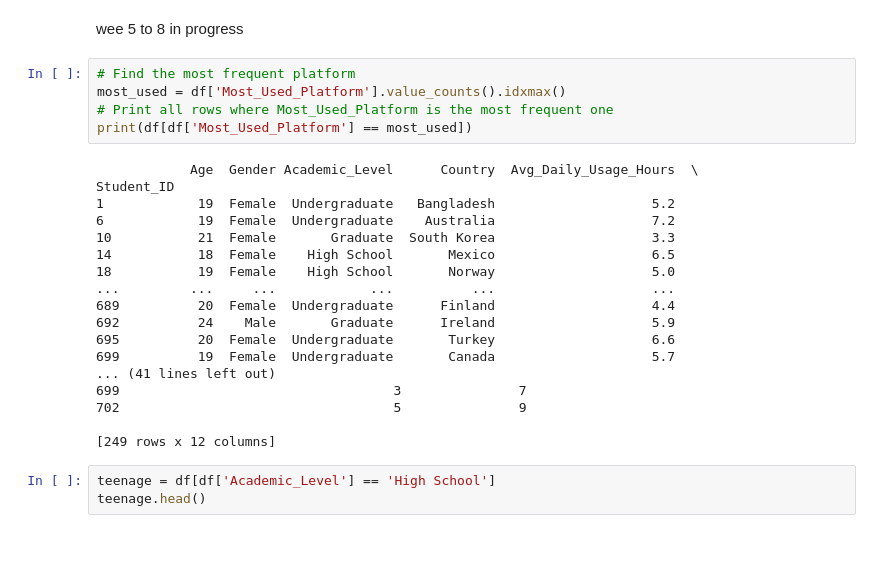
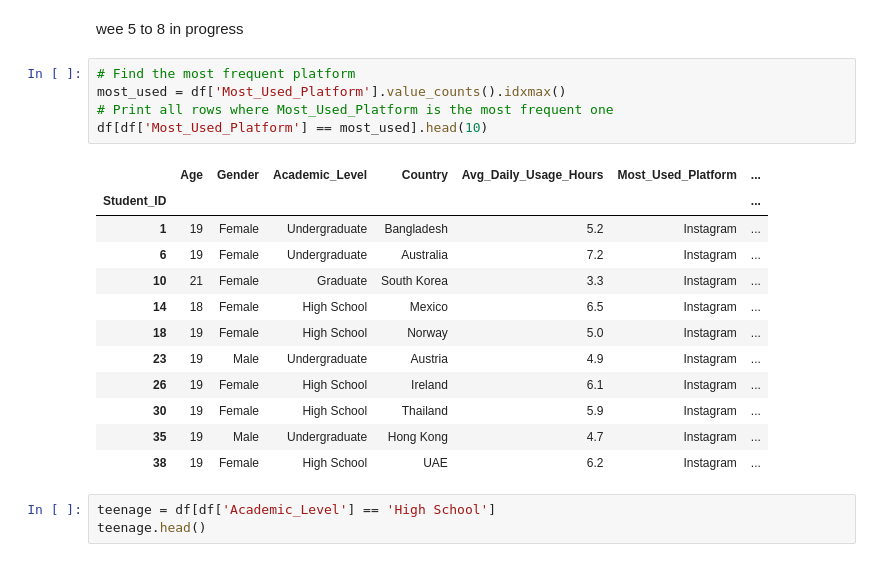
Before and after one commit to SyusufWaliyyi/FlexiSAF_Intership, a Jupyter notebook: week_5/week_5.ipynb, the cells around one changed output. Cells and saved outputs as stored; diff of their text form.

```diff
--- a/week_5/week_5.ipynb
+++ b/week_5/week_5.ipynb
@@ -106,26 +106,21 @@ wee 5 to 8 in progress
 # %%
 # Find the most frequent platform
 most_used = df['Most_Used_Platform'].value_counts().idxmax()
 # Print all rows where Most_Used_Platform is the most frequent one
-print(df[df['Most_Used_Platform'] == most_used])
+df[df['Most_Used_Platform'] == most_used].head(10)
 # %% [output]
-            Age  Gender Academic_Level      Country  Avg_Daily_Usage_Hours  \
-Student_ID
-1            19  Female  Undergraduate   Bangladesh                    5.2
-6            19  Female  Undergraduate    Australia                    7.2
-10           21  Female       Graduate  South Korea                    3.3
-14           18  Female    High School       Mexico                    6.5
-18           19  Female    High School       Norway                    5.0
-...         ...     ...            ...          ...                    ...
-689          20  Female  Undergraduate      Finland                    4.4
-692          24    Male       Graduate      Ireland                    5.9
-695          20  Female  Undergraduate       Turkey                    6.6
-699          19  Female  Undergraduate       Canada                    5.7
-... (41 lines left out)
-699                                   3               7
-702                                   5               9
-
-[249 rows x 12 columns]
+|  | Age | Gender | Academic_Level | Country | Avg_Daily_Usage_Hours | Most_Used_Platform | ... |
+| Student_ID |  |  |  |  |  |  | ... |
+| 1 | 19 | Female | Undergraduate | Bangladesh | 5.2 | Instagram | ... |
+| 6 | 19 | Female | Undergraduate | Australia | 7.2 | Instagram | ... |
+| 10 | 21 | Female | Graduate | South Korea | 3.3 | Instagram | ... |
+| 14 | 18 | Female | High School | Mexico | 6.5 | Instagram | ... |
+| 18 | 19 | Female | High School | Norway | 5.0 | Instagram | ... |
+| 23 | 19 | Male | Undergraduate | Austria | 4.9 | Instagram | ... |
+| 26 | 19 | Female | High School | Ireland | 6.1 | Instagram | ... |
+| 30 | 19 | Female | High School | Thailand | 5.9 | Instagram | ... |
+| 35 | 19 | Male | Undergraduate | Hong Kong | 4.7 | Instagram | ... |
+| 38 | 19 | Female | High School | UAE | 6.2 | Instagram | ... |
 # %%
 teenage = df[df['Academic_Level'] == 'High School']
 teenage.head()
```
